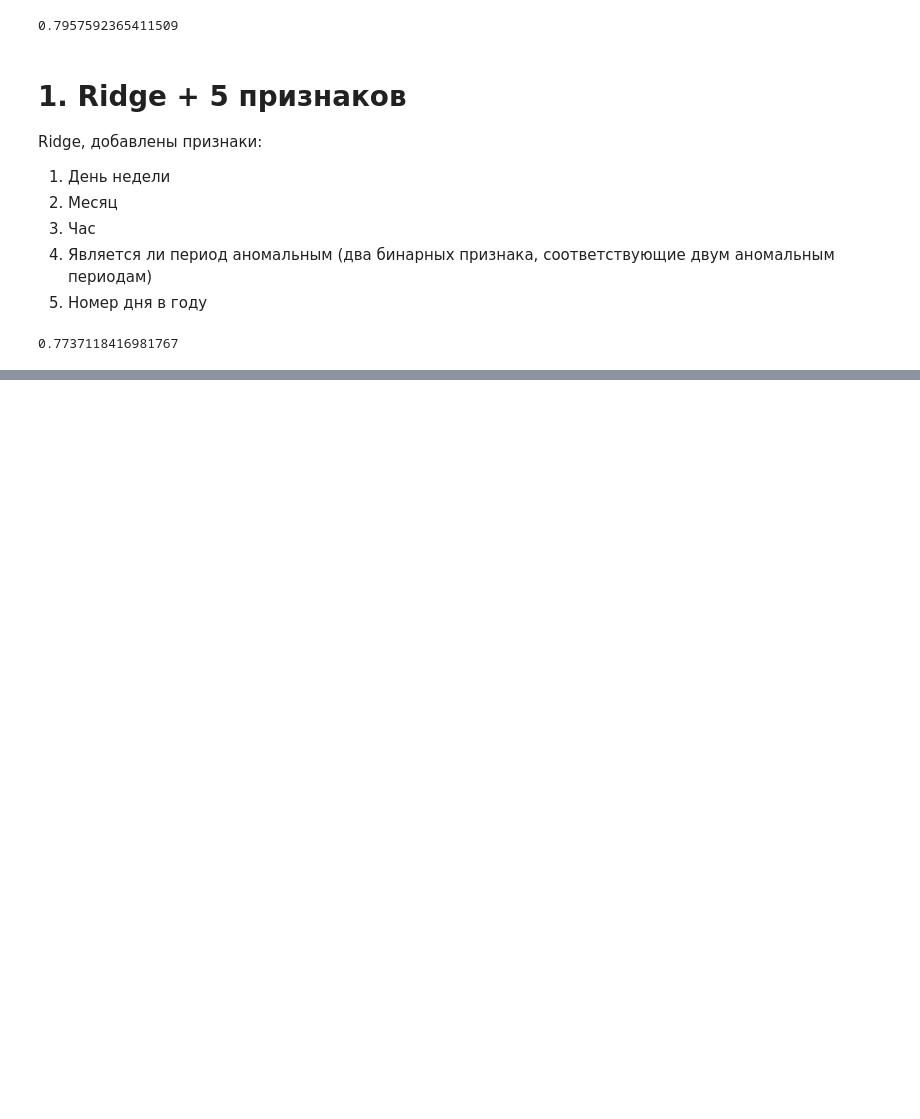
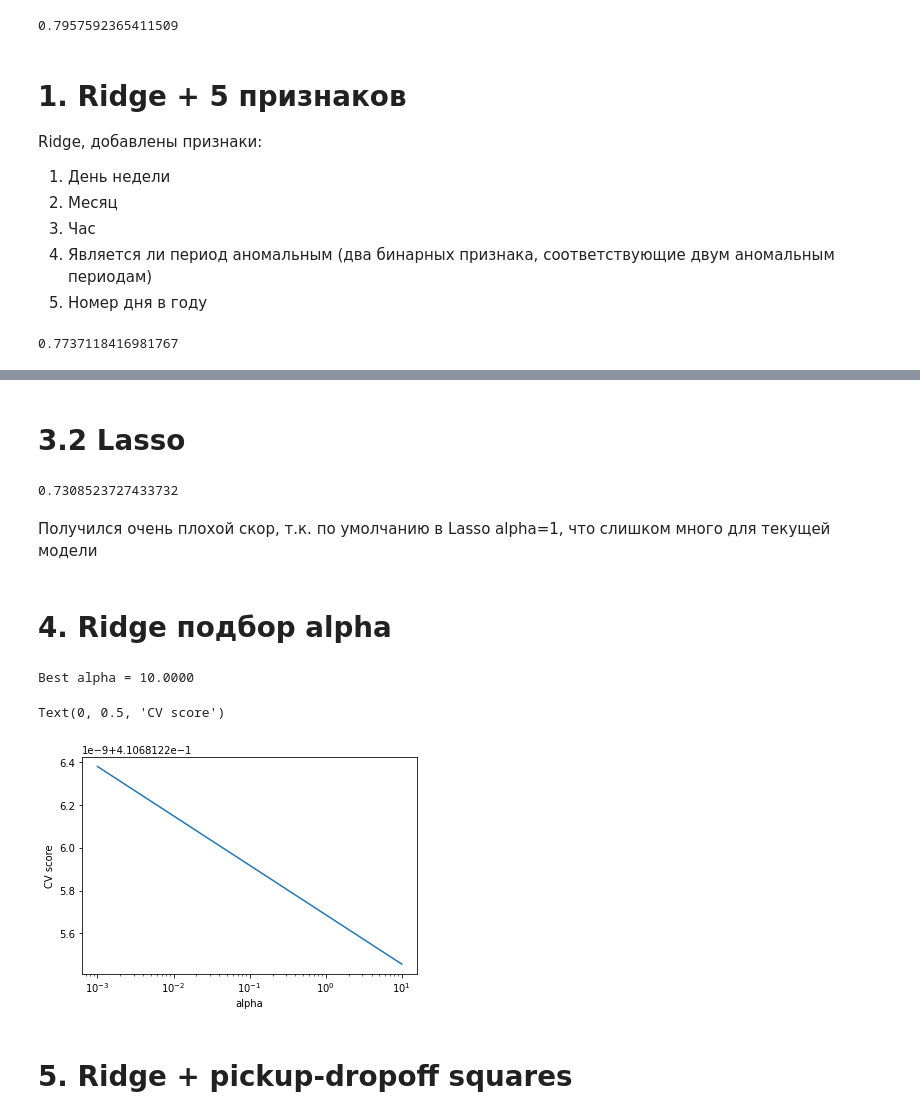
Before and after one commit to AndreyCh20/ml-course-hse-homeworks, a Jupyter notebook: 2/cv.ipynb, the cells around one changed output, grey strips where cells are left out. Saved outputs shown, nothing was run; the diff lists cells and outputs as text; code cells hidden in the pictures; blank space fills up the shorter version.

```diff
--- a/2/cv.ipynb
+++ b/2/cv.ipynb
@@ -52,0 +93,19 @@ print(-cv_baseline)
+# %%
+df = pd.read_csv('df_train_3.csv')
+# %%
+df.drop(columns=['id','pickup_datetime', 'haversine',
+                 'pickup_longitude','pickup_latitude',
+                 'dropoff_longitude','dropoff_latitude'],
+        inplace=True)
+# %%
+categorical = ['store_and_fwd_flag','day_of_week','month','hour','pickup_square','dropoff_square']
+ohe = OneHotEncoder(sparse=False, handle_unknown='ignore')
+ohe_res_train = ohe.fit_transform(df[categorical])
+#ohe_res_test = ohe.transform(df_test[ohe_columns])
+new_columns = ohe.get_feature_names_out(categorical)
+
+df = df.join(pd.DataFrame(ohe_res_train, columns=new_columns)).drop(columns=categorical)
+#df_test = df_test.join(pd.DataFrame(ohe_res_test, columns=new_columns)).drop(columns=ohe_columns)
+# %%
+X_train = df.drop(columns='log_trip_duration')
+y_train = df['log_trip_duration']
@@ -52,0 +128,48 @@ print(-cv_baseline)
+# %% [markdown]
+# 3.2 Lasso
+# %%
+model = Pipeline(steps=[
+    ('scaling', StandardScaler()),
+    ('regression', Lasso())
+])
+
+cv_baseline = cross_val_score(
+    model,
+    X_train,
+    y_train,
+    cv=5,
+    scoring='neg_root_mean_squared_error').mean()
+
+print(-cv_baseline)
+# %% [output]
+0.7308523727433732
+# %% [markdown]
+Получился очень плохой скор, т.к. по умолчанию в Lasso alpha=1, что слишком много для текущей модели
+# %% [markdown]
+# 4. Ridge подбор alpha
+# %%
+# раскомментировать перед загрузкой
+
+model = Pipeline(steps=[
+    ('scaling', StandardScaler()),
+    ('regression', Ridge())
+])
+
+alphas = np.logspace(-4, 3, 8)
+searcher = GridSearchCV(model, [{"regression__alpha": alphas}],
+                        scoring="neg_root_mean_squared_error", cv=5, n_jobs=3)#, n_jobs=-1
+searcher.fit(X_train, y_train)
+
+best_alpha = searcher.best_params_["regression__alpha"]
+print("Best alpha = %.4f" % best_alpha)
+
+plt.plot(alphas, -searcher.cv_results_["mean_test_score"])
+plt.xscale("log")
+plt.xlabel("alpha")
+plt.ylabel("CV score")
+# %% [output]
+Best alpha = 10.0000
+Text(0, 0.5, 'CV score')
+[figure, added]
+# %% [markdown]
+# 5. Ridge + pickup-dropoff squares
```
Also changed, not shown: parts of 37 cells of this notebook, 3 other files.
